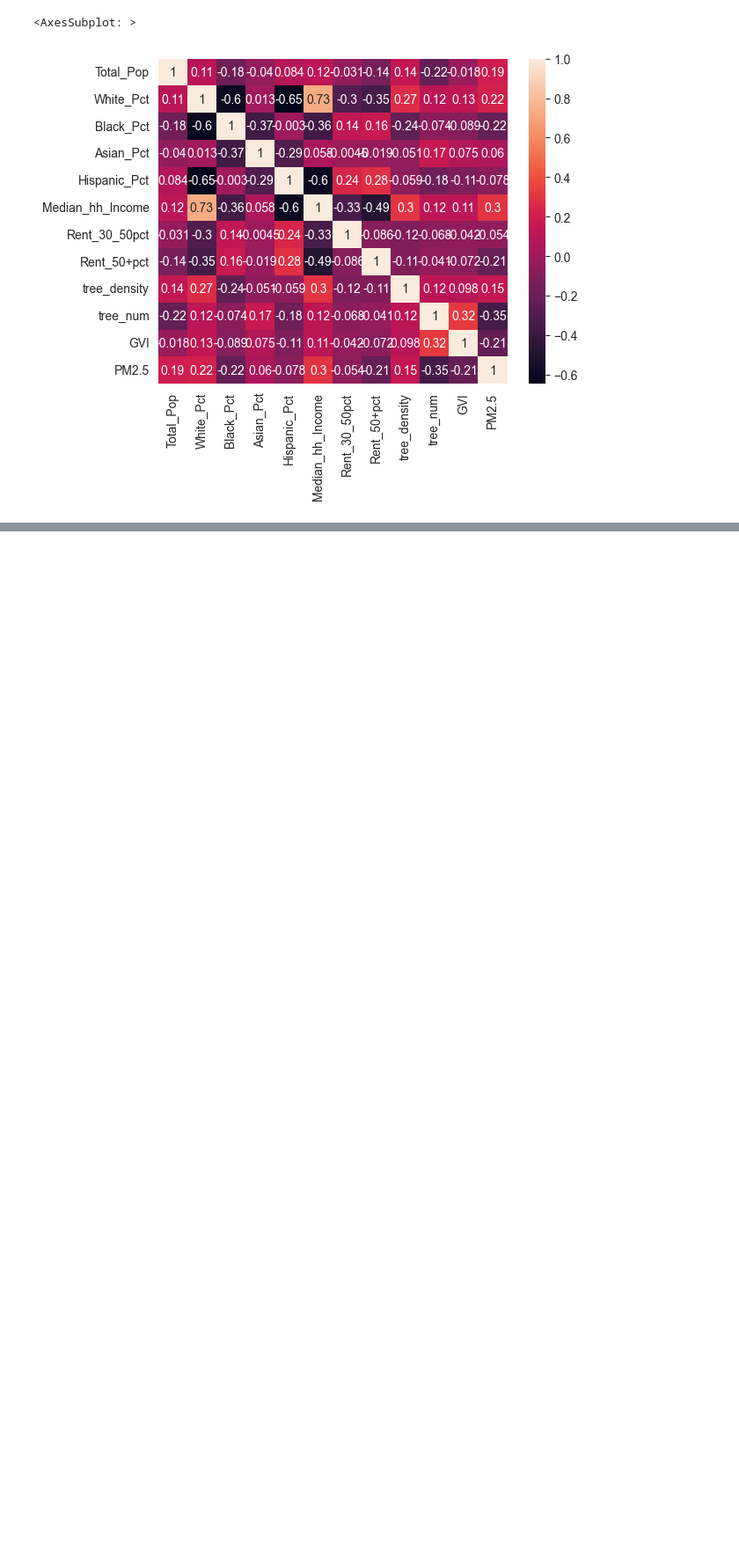
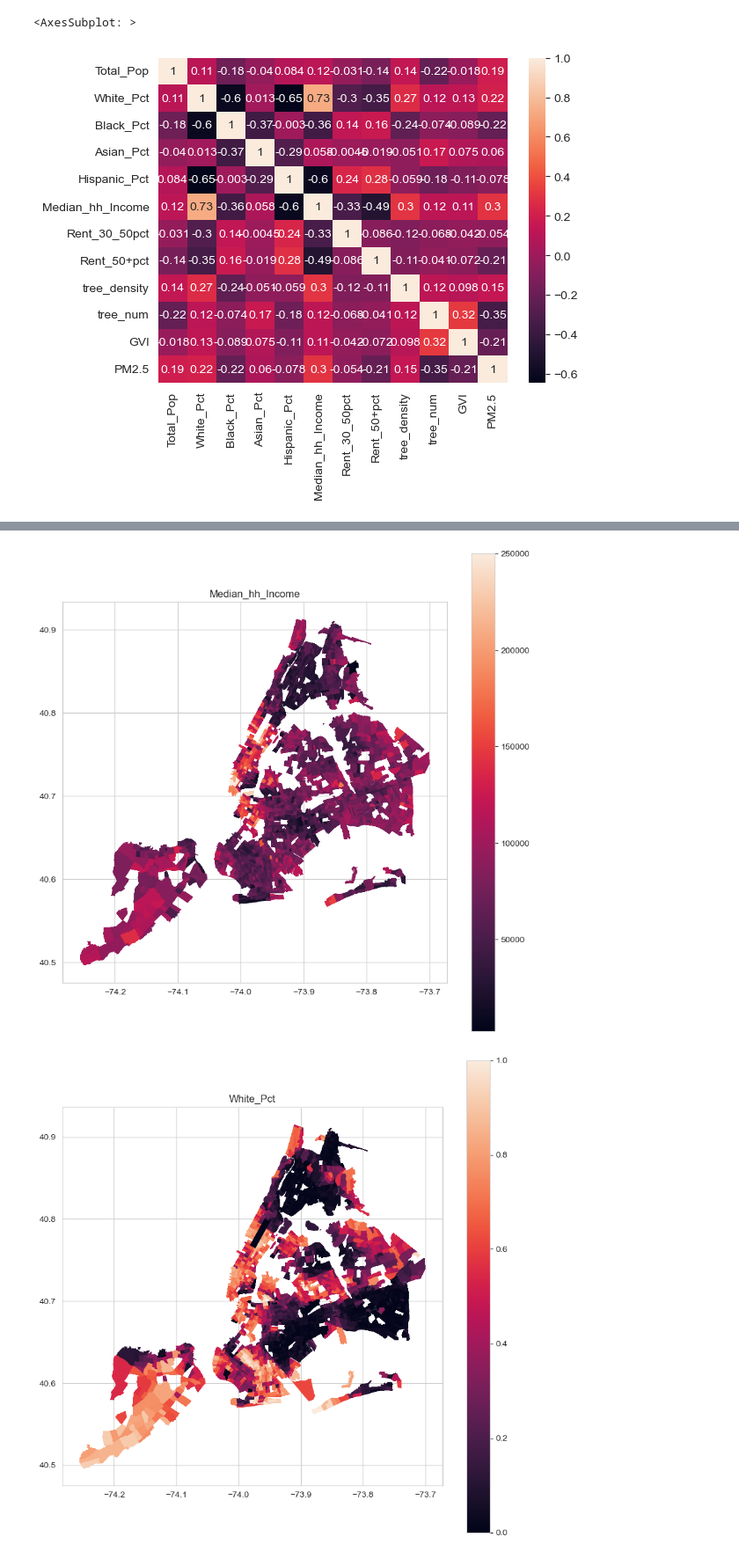
Before and after one commit to RainCyz/4680_5680_intro_uds, a Jupyter notebook: Final_Project/Final_Presentation.ipynb, the cells around one changed output, grey strips where cells are left out. Shown at 88% size. Saved outputs shown, nothing was run; the diff lists cells and outputs as text; code cells hidden in the pictures; blank space fills up the shorter version.

```diff
--- a/Final_Project/Final_Presentation.ipynb
+++ b/Final_Project/Final_Presentation.ipynb
@@ -354,0 +446,11 @@ sns.heatmap(aggregate.corr(), annot=True)
+# %%
+# choropleth map
+variables_interest = ['Median_hh_Income','White_Pct', 'Rent_30_50pct', 'tree_density','PM2.5', 'GVI']
+# visualize these variables of interest
+for i, var in enumerate(variables_interest):
+    aggregate.plot(column=var, legend=True, figsize=(10,10), linewidth = 0)
+    # title
+    plt.title(var)
+# %% [output]
+[figure, added]
+[figure, added]
```
Also changed, not shown: parts of 32 cells of this notebook.
